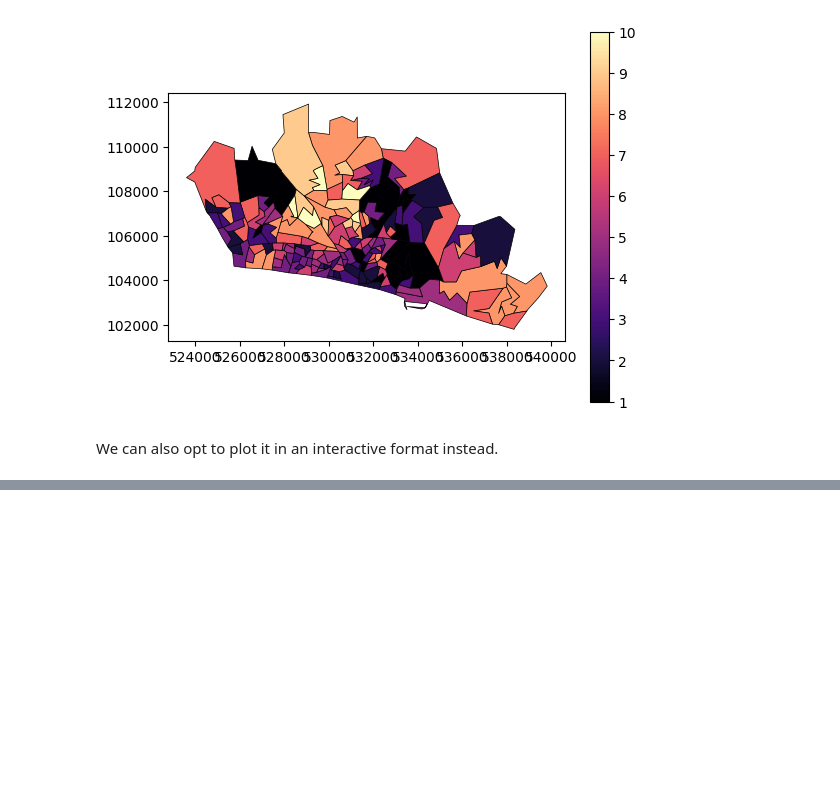
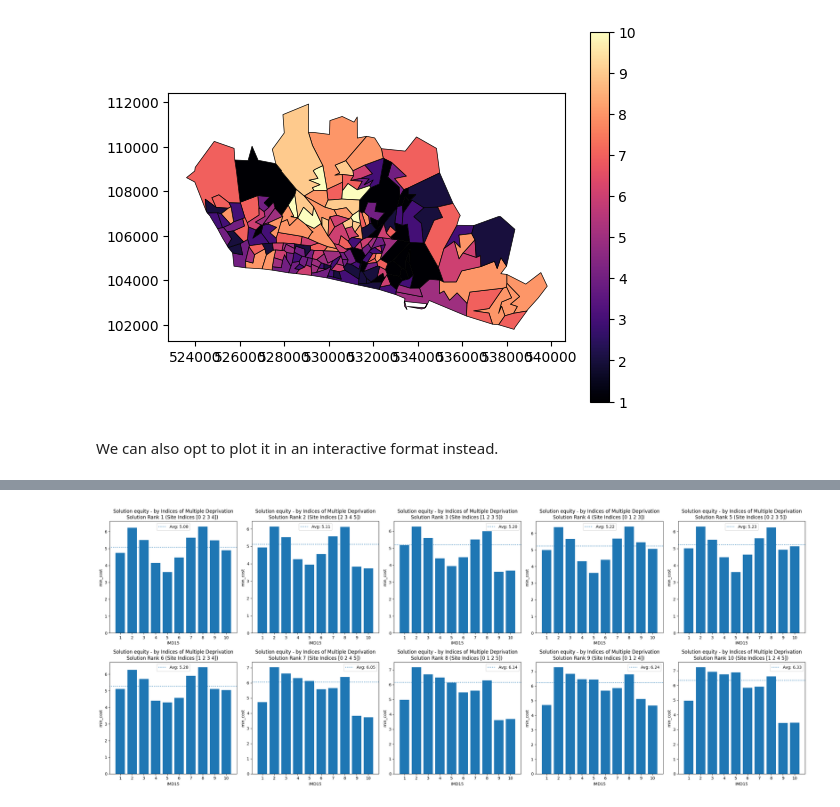
Before and after one commit to hsma-tools/lokigi, a Jupyter notebook: examples/location/equity/equity.ipynb, the cells around one changed output, grey strips where cells are left out. Cells and saved outputs as stored; diff of their text form; code cells hidden in the pictures; blank space fills up the shorter version.

```diff
--- a/examples/location/equity/equity.ipynb
+++ b/examples/location/equity/equity.ipynb
@@ -120,0 +203,4 @@ problem.plot_region_geometry_layer(
+# %%
+solutions.plot_top_n_solution_equity(cols=5, n=10);
+# %% [output]
+[figure, added]
```
Also changed, not shown: parts of 14 cells of this notebook, 6 other files.
